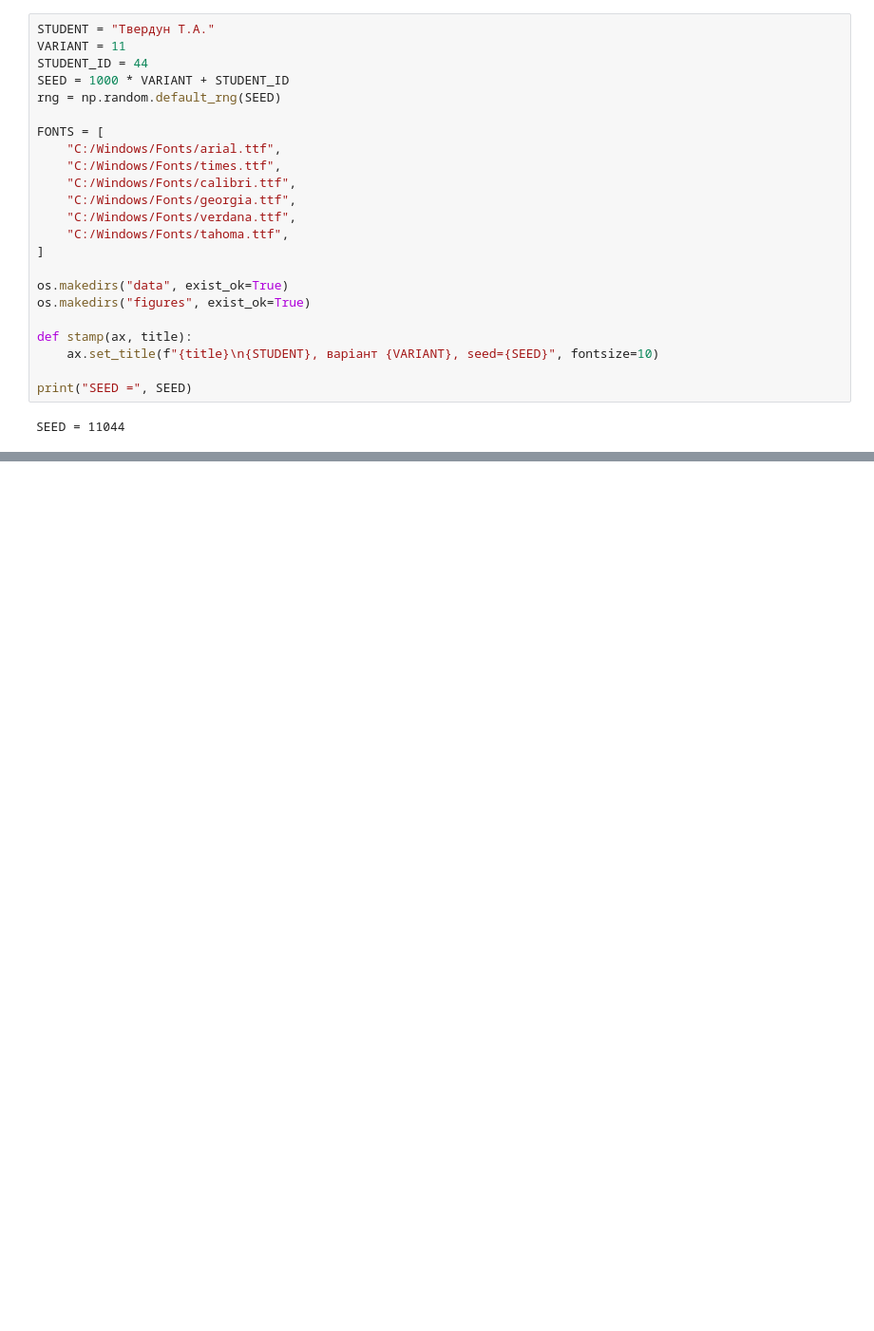
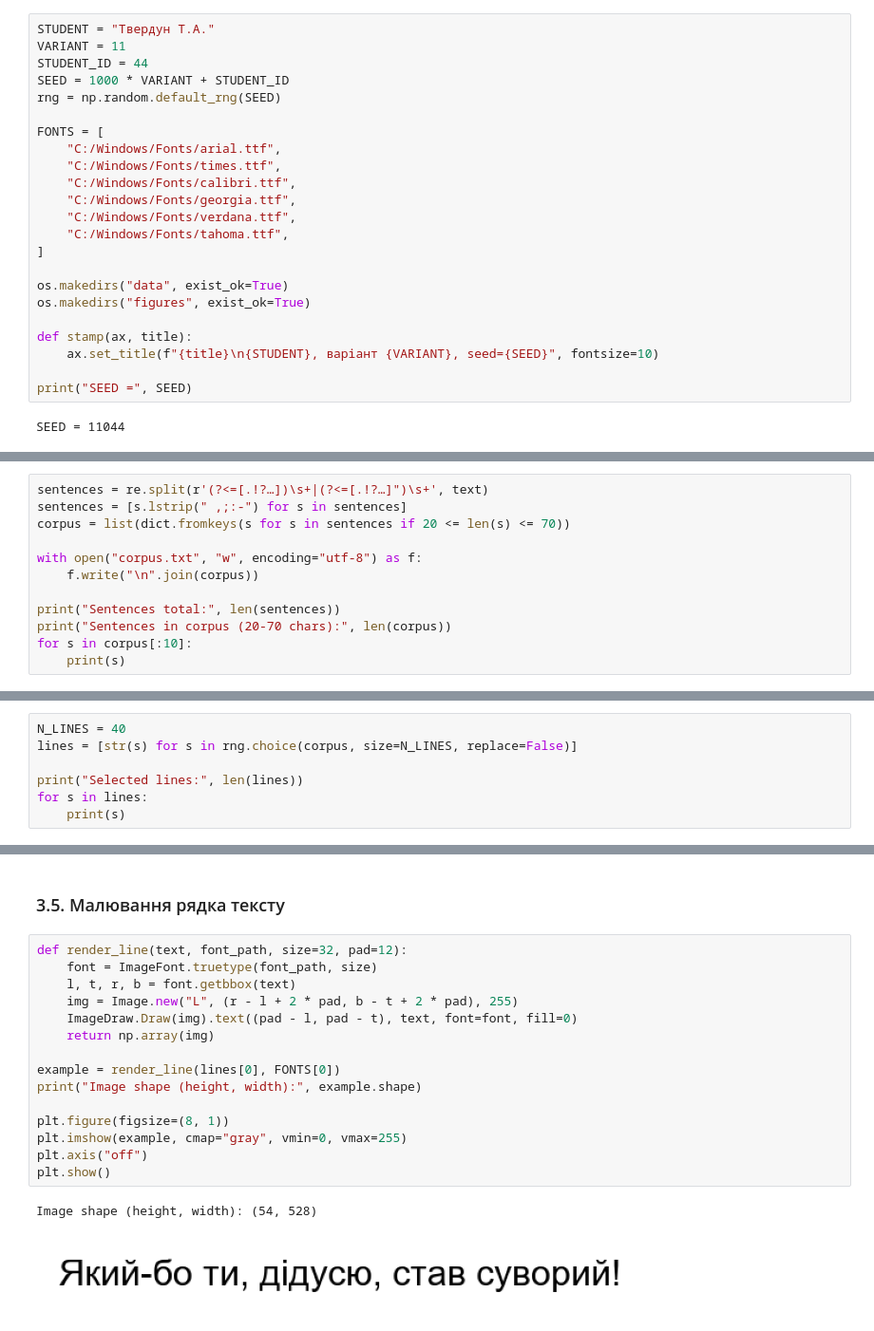
Before and after one commit to TanyaTverdun/AI_lab3_text_recognition, a Jupyter notebook: lab3.ipynb, the cells around one changed output, grey strips where cells are left out. Shown at 95% size. Saved outputs shown, nothing was run; the diff lists cells and outputs as text; blank space fills up the shorter version.

```diff
--- a/lab3.ipynb
+++ b/lab3.ipynb
@@ -59,0 +118,12 @@ SEED = 11044
+# %%
+sentences = re.split(r'(?<=[.!?…])\s+|(?<=[.!?…]")\s+', text)
+sentences = [s.lstrip(" ,;:-") for s in sentences]
+corpus = list(dict.fromkeys(s for s in sentences if 20 <= len(s) <= 70))
+
+with open("corpus.txt", "w", encoding="utf-8") as f:
+    f.write("\n".join(corpus))
+
+print("Sentences total:", len(sentences))
+print("Sentences in corpus (20-70 chars):", len(corpus))
+for s in corpus[:10]:
+    print(s)
@@ -59,0 +145,7 @@ SEED = 11044
+# %%
+N_LINES = 40
+lines = [str(s) for s in rng.choice(corpus, size=N_LINES, replace=False)]
+
+print("Selected lines:", len(lines))
+for s in lines:
+    print(s)
@@ -59,0 +170,20 @@ SEED = 11044
+# %% [markdown]
+### 3.5. Малювання рядка тексту
+# %%
+def render_line(text, font_path, size=32, pad=12):
+    font = ImageFont.truetype(font_path, size)
+    l, t, r, b = font.getbbox(text)
+    img = Image.new("L", (r - l + 2 * pad, b - t + 2 * pad), 255)
+    ImageDraw.Draw(img).text((pad - l, pad - t), text, font=font, fill=0)
+    return np.array(img)
+
+example = render_line(lines[0], FONTS[0])
+print("Image shape (height, width):", example.shape)
+
+plt.figure(figsize=(8, 1))
+plt.imshow(example, cmap="gray", vmin=0, vmax=255)
+plt.axis("off")
+plt.show()
+# %% [output]
+Image shape (height, width): (54, 528)
+[figure, added]
```
Also changed, not shown: parts of 16 cells of this notebook.
